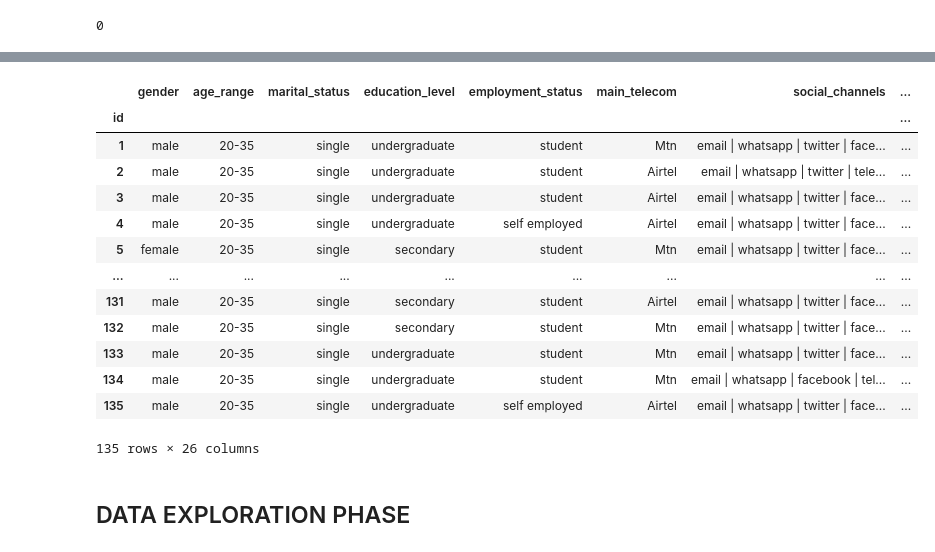
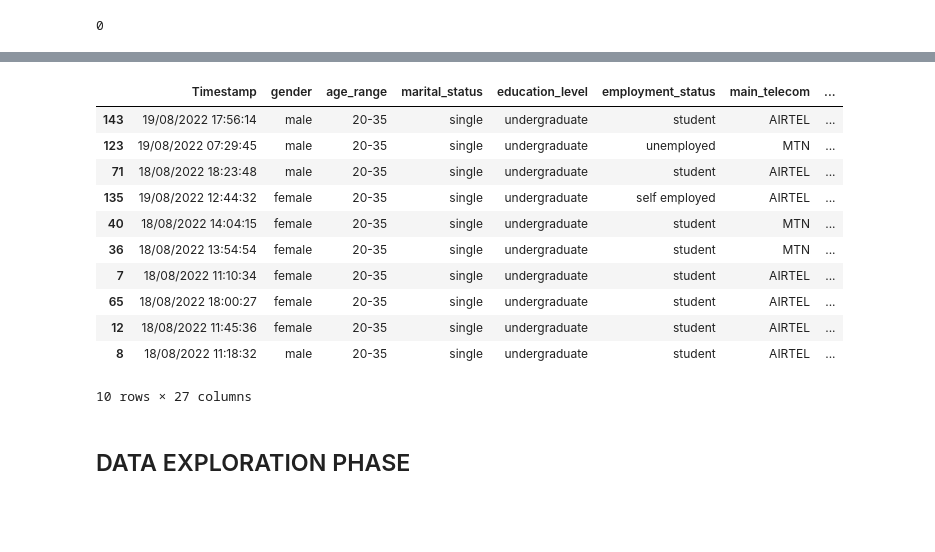
Before and after one commit to Happyclient/clients_survey_1__data_analysis, a Jupyter notebook: survey_analysis.ipynb, the cells around one changed output, grey strips where cells are left out. Drawn from its saved outputs; the diff is of its cells as text; code cells hidden in the pictures; blank space fills up the shorter version.

```diff
--- a/survey_analysis.ipynb
+++ b/survey_analysis.ipynb
@@ -44,7 +44,7 @@ import seaborn as sns
 %matplotlib inline
 # %%
 # import customer_responses.csv
-df = pd.read_csv('customer_survey.csv')
+df = pd.read_csv('happyclient_customer_survey_responses.csv')
 # %% [markdown]
 <a id="wrangling"></a>
 <h2>DATA WRANGLING PHASE</h2>
@@ -204,9 +204 @@ How necessary do you think a mobile/web application dedicated to creating and ma
 dtype: int64
-# %%
-# create index column - id
-df['id'] = range(1, len(df) + 1)
-df = df.set_index('id')
-# %%
-# drop unecessary columns
-df = df.drop('Timestamp', axis=1)
-df
@@ -275,59 +221,57 @@ df = df.replace({'Undergraduate': 'undergraduate', 'Secondary school': 'secondar
 df = df.replace({'Student': 'student', 'Self employed': 'self employed', "Unemployed, looking for work": 'unemployed', 'Employed on a salary': 'salary earner', 'Retired': 'retired', 'Volunteering ': 'unemployed', 'Student & self employed ': 'self employed', 'Confidential': 'unknown_status'})
 
 # clean main telecom column
-df = df.replace({'MTN': 'Mtn', 'AIRTEL': 'Airtel', 'Lyca mobile': 'Lycamobile', 'Lyca Mobile': 'Lycamobile'})
+df = df.replace({'MTN': 'MTN', 'AIRTEL': 'AIRTEL', 'Lyca mobile': 'Lycamobile', 'Lyca Mobile': 'Lycamobile'})
 
+df['best_social_media_for_cs'] = df['best_social_media_for_cs'].replace({'whatsapp': 'WhatsApp', 'twitter': 'Twitter', 'email': 'Email', 'call': 'Call', 'facebook': 'Facebook', 'facebook ': 'Facebook', 'telegram': 'Telegram', 'sms': 'SMS'})
 # clean social channels column
-unclean_socials = list(df['social_channels'])
+unclean_socials = list(df['social_media_accounts'])
 clean_socials = []
 
-for social_group in list(df['social_channels']):
+for social_group in list(df['social_media_accounts']):
     clean_socials.append(social_group.lower().replace(';', ' | '))
 
 df = df.replace(unclean_socials, clean_socials)
 
 # clean challenges in support column
-unclean_challenges = list(df['challenges_in_support'])
+unclean_challenges = list(df['challenges_in_cs'])
 clean_challenges = []
 
-for challenges_group in list(df['challenges_in_support']):
+for challenges_group in list(df['challenges_in_cs']):
     clean_challenges = challenges_group.lower().replace(';', ' | ')
     clean_challenges = clean_challenges.replace('many steps have to be followed to talk to a customer care agent.', 'many steps to talk to an agent')
     clean_challenges = clean_challenges.replace('no/late responses to my customer support complaints on social media.', 'no or late responses to tickets')
     clean_challenges = clean_challenges.replace('connected to an agent with low technical knowledge needed to handle my issue.', 'connected to agent with low technical knowledge')
     clean_challenges = clean_challenges.replace('no/low availability of customer support agents late in the night.', 'no or few agents availabe at night')
     clean_challenges = clean_challenges.replace('no/low availability of customer support agents over the weekends.', 'no or few agents availabe on weekends')
     unclean_challenges.append(clean_challenges)
 
 # clean best social for support column
-df = df.replace({'Calls': 'call', 'Phone call': 'call', 'call': 'call', 'Messages': 'sms', 'Feedback message ': 'sms', 'Facebook': 'facebook', 'Phone call ': 'call'})
+df = df.replace({'Calls': 'Call', 'Phone call': 'Call', 'call': 'Call', 'Messages': 'SMS', 'Feedback message ': 'SMS', 'Facebook': 'Facebook', 'Phone call ': 'Call'})
 
 # clean feat columns
 df = df.replace({'I am not sure': 'not sure'})
-df['website_feat'].unique()
 
 # clean important factor in support column
-df = df.replace({'Speed at which my issue is sorted.': 'speed', 'How easy it is for me to have my issue sorted.': 'ease', 'Ability to have my issue sorted on my own (without having to talk to an agent or someone)': 'self service'})
+df = df.replace({'Speed at which my issue is sorted.': 'Speed', 'How easy it is for me to have my issue sorted.': 'Ease', 'Ability to have my issue sorted on my own (without having to talk to an agent or someone)': 'Self service'})
 
 # clean necessity of app for support column
-df = df.replace({'Very necessary': 'very necessary', 'Not necessary at all': 'not necessary', 'not sure': 'not sure'})
+df = df.replace({'very necessary': 'Very necessary', 'not necessary at all': 'Not necessary', 'not sure': 'Not sure'})
 
-df
+df.sample(10)
 # %% [output]
-|  | gender | age_range | marital_status | education_level | employment_status | main_telecom | social_channels | ... |
-| id |  |  |  |  |  |  |  | ... |
-| 1 | male | 20-35 | single | undergraduate | student | Mtn | email | whatsapp | twitter | face... | ... |
-| 2 | male | 20-35 | single | undergraduate | student | Airtel | email | whatsapp | twitter | tele... | ... |
-| 3 | male | 20-35 | single | undergraduate | student | Airtel | email | whatsapp | twitter | face... | ... |
-| 4 | male | 20-35 | single | undergraduate | self employed | Airtel | email | whatsapp | twitter | face... | ... |
-| 5 | female | 20-35 | single | secondary | student | Mtn | email | whatsapp | twitter | face... | ... |
-| ... | ... | ... | ... | ... | ... | ... | ... | ... |
-| 131 | male | 20-35 | single | secondary | student | Airtel | email | whatsapp | twitter | face... | ... |
-| 132 | male | 20-35 | single | secondary | student | Mtn | email | whatsapp | twitter | face... | ... |
-| 133 | male | 20-35 | single | undergraduate | student | Mtn | email | whatsapp | twitter | face... | ... |
-| 134 | male | 20-35 | single | undergraduate | student | Mtn | email | whatsapp | facebook | tel... | ... |
-| 135 | male | 20-35 | single | undergraduate | self employed | Airtel | email | whatsapp | twitter | face... | ... |
+|  | Timestamp | gender | age_range | marital_status | education_level | employment_status | main_telecom | ... |
+| 143 | 19/08/2022 17:56:14 | male | 20-35 | single | undergraduate | student | AIRTEL | ... |
+| 123 | 19/08/2022 07:29:45 | male | 20-35 | single | undergraduate | unemployed | MTN | ... |
+| 71 | 18/08/2022 18:23:48 | male | 20-35 | single | undergraduate | student | AIRTEL | ... |
+| 135 | 19/08/2022 12:44:32 | female | 20-35 | single | undergraduate | self employed | AIRTEL | ... |
+| 40 | 18/08/2022 14:04:15 | female | 20-35 | single | undergraduate | student | MTN | ... |
+| 36 | 18/08/2022 13:54:54 | female | 20-35 | single | undergraduate | student | MTN | ... |
+| 7 | 18/08/2022 11:10:34 | female | 20-35 | single | undergraduate | student | AIRTEL | ... |
+| 65 | 18/08/2022 18:00:27 | female | 20-35 | single | undergraduate | student | AIRTEL | ... |
+| 12 | 18/08/2022 11:45:36 | female | 20-35 | single | undergraduate | student | AIRTEL | ... |
+| 8 | 18/08/2022 11:18:32 | male | 20-35 | single | undergraduate | student | AIRTEL | ... |
-135 rows × 26 columns
+10 rows × 27 columns
 # %%
 # convert columns to appropriate data types
 # %% [markdown]
```
Also changed, not shown: parts of 37 cells of this notebook, 23 other files.
